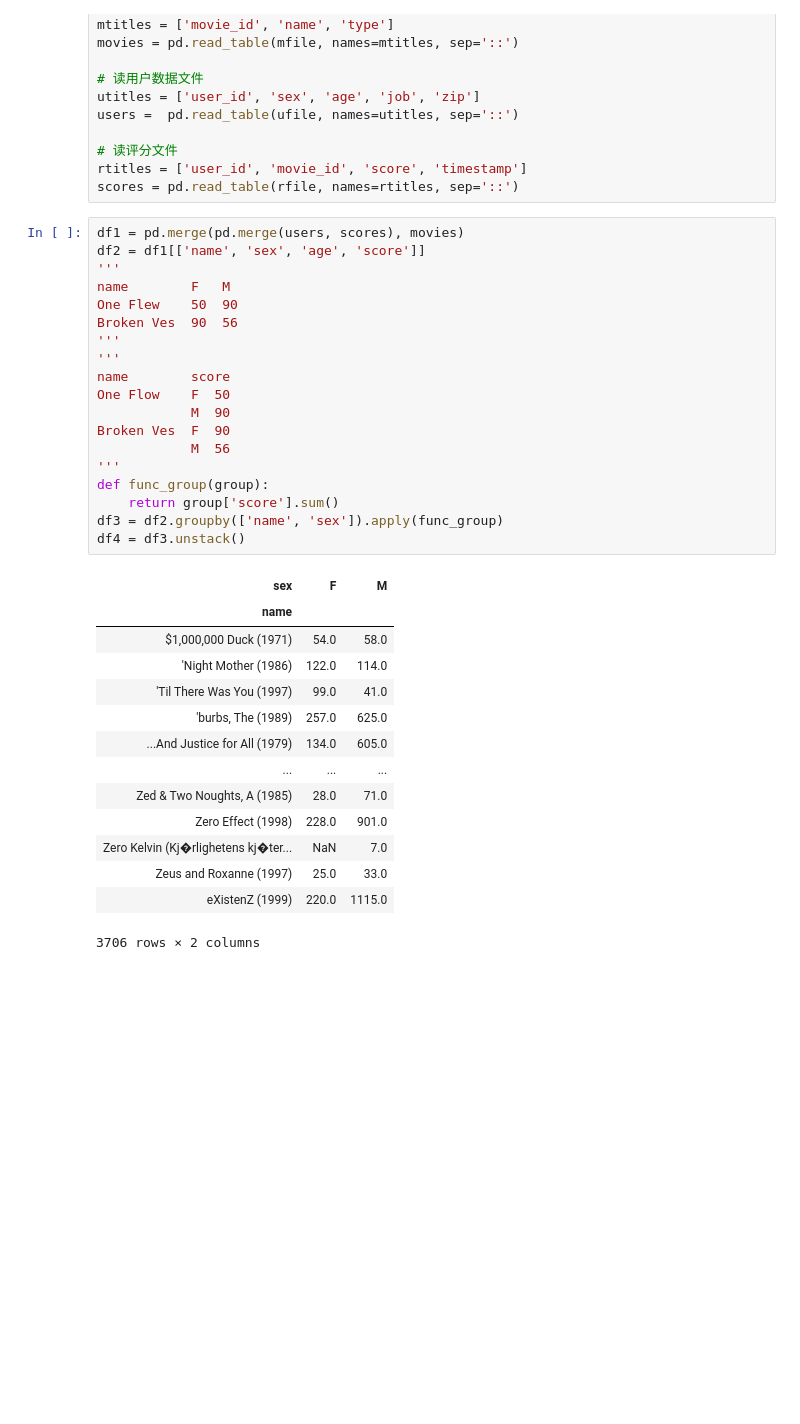
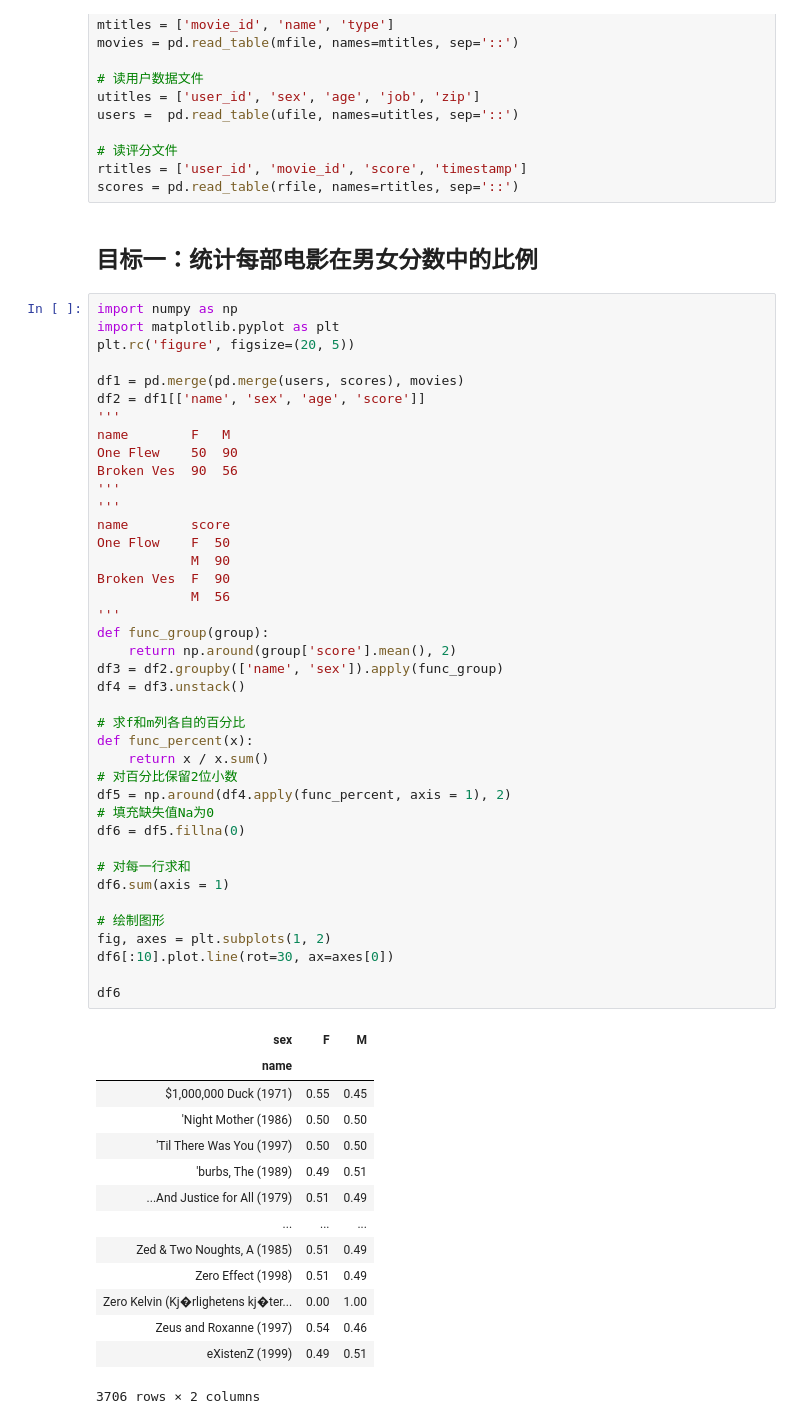
Before and after one commit to silianpan/pydata-book, a Jupyter notebook: case2.ipynb, the cells around one changed output. Saved outputs shown, nothing was run; the diff lists cells and outputs as text; blank space fills up the shorter version.

```diff
--- a/case2.ipynb
+++ b/case2.ipynb
@@ -18,37 +18,60 @@ users =  pd.read_table(ufile, names=utitles, sep='::')
 # 读评分文件
 rtitles = ['user_id', 'movie_id', 'score', 'timestamp']
 scores = pd.read_table(rfile, names=rtitles, sep='::')
+# %% [markdown]
+## 目标一：统计每部电影在男女分数中的比例
 # %%
+import numpy as np
+import matplotlib.pyplot as plt
+plt.rc('figure', figsize=(20, 5))
+
 df1 = pd.merge(pd.merge(users, scores), movies)
 df2 = df1[['name', 'sex', 'age', 'score']]
 '''
 name        F   M
 One Flew    50  90
 Broken Ves  90  56
 '''
 '''
 name        score
 One Flow    F  50
             M  90
 Broken Ves  F  90
             M  56
 '''
 def func_group(group):
-    return group['score'].sum()
+    return np.around(group['score'].mean(), 2)
 df3 = df2.groupby(['name', 'sex']).apply(func_group)
 df4 = df3.unstack()
+
+# 求f和m列各自的百分比
+def func_percent(x):
+    return x / x.sum()
+# 对百分比保留2位小数
+df5 = np.around(df4.apply(func_percent, axis = 1), 2)
+# 填充缺失值Na为0
+df6 = df5.fillna(0)
+
+# 对每一行求和
+df6.sum(axis = 1)
+
+# 绘制图形
+fig, axes = plt.subplots(1, 2)
+df6[:10].plot.line(rot=30, ax=axes[0])
+
+df6
 # %% [output]
 | sex | F | M |
 | name |  |  |
-| $1,000,000 Duck (1971) | 54.0 | 58.0 |
-| 'Night Mother (1986) | 122.0 | 114.0 |
-| 'Til There Was You (1997) | 99.0 | 41.0 |
-| 'burbs, The (1989) | 257.0 | 625.0 |
-| ...And Justice for All (1979) | 134.0 | 605.0 |
+| $1,000,000 Duck (1971) | 0.55 | 0.45 |
+| 'Night Mother (1986) | 0.50 | 0.50 |
+| 'Til There Was You (1997) | 0.50 | 0.50 |
+| 'burbs, The (1989) | 0.49 | 0.51 |
+| ...And Justice for All (1979) | 0.51 | 0.49 |
 | ... | ... | ... |
-| Zed & Two Noughts, A (1985) | 28.0 | 71.0 |
-| Zero Effect (1998) | 228.0 | 901.0 |
-| Zero Kelvin (Kj�rlighetens kj�ter... | NaN | 7.0 |
-| Zeus and Roxanne (1997) | 25.0 | 33.0 |
-| eXistenZ (1999) | 220.0 | 1115.0 |
+| Zed & Two Noughts, A (1985) | 0.51 | 0.49 |
+| Zero Effect (1998) | 0.51 | 0.49 |
+| Zero Kelvin (Kj�rlighetens kj�ter... | 0.00 | 1.00 |
+| Zeus and Roxanne (1997) | 0.54 | 0.46 |
+| eXistenZ (1999) | 0.49 | 0.51 |
 3706 rows × 2 columns
```
Also changed, not shown: parts of 5 cells of this notebook, 3 other files.
